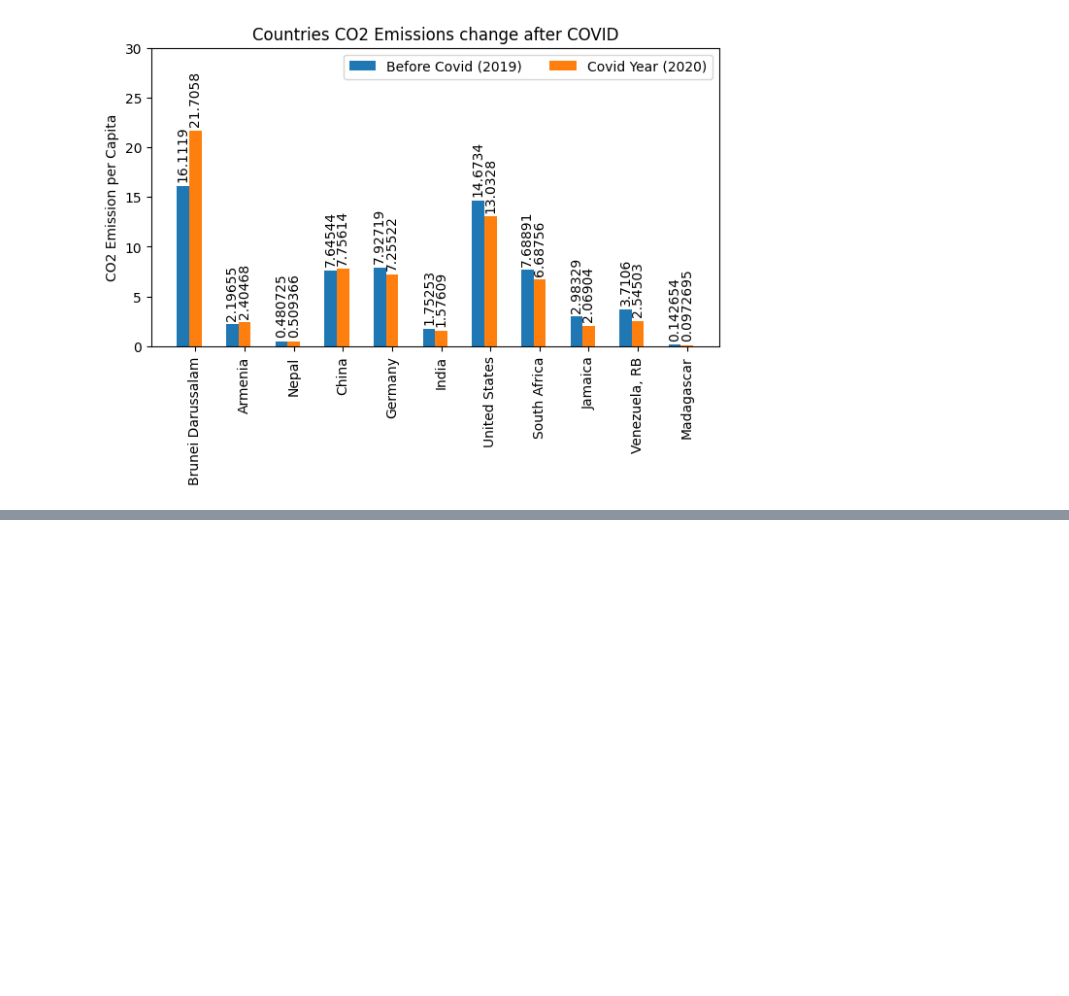
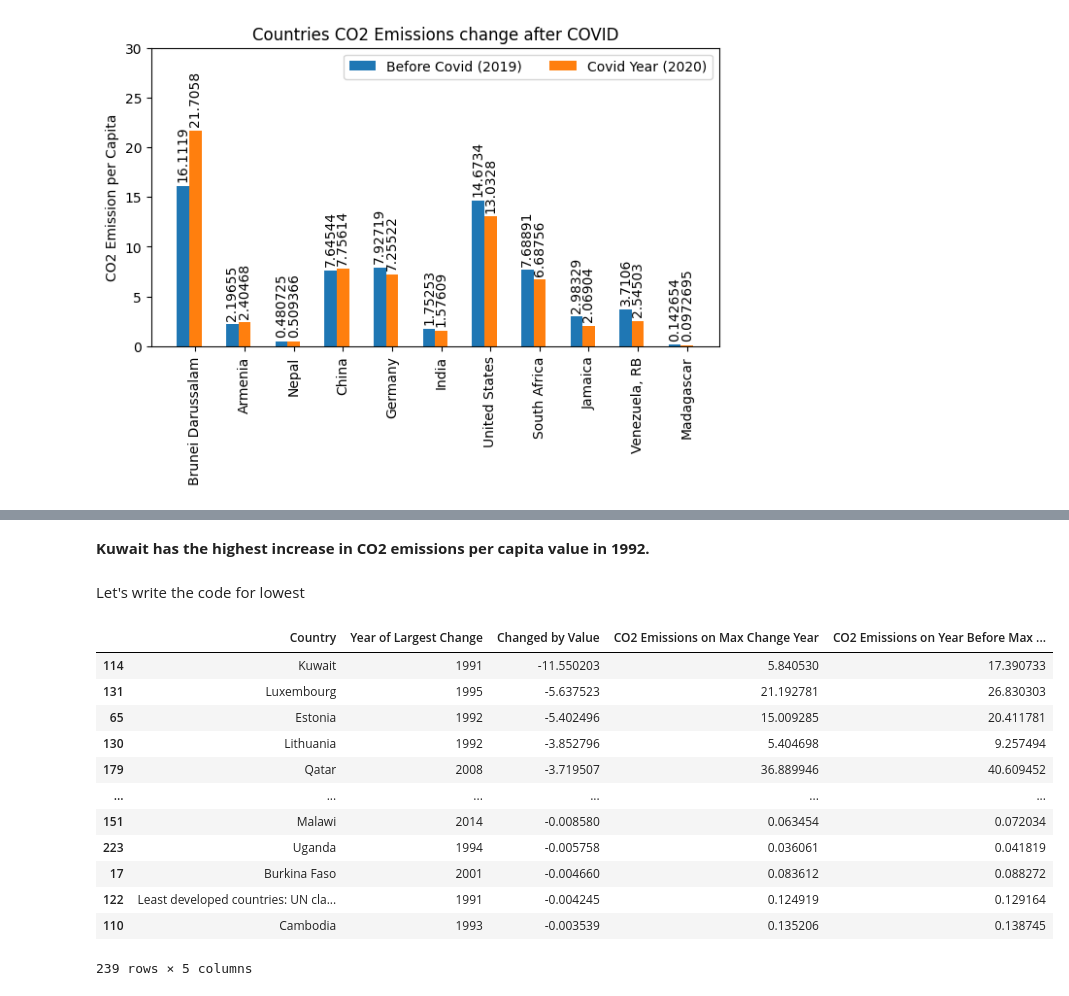
Before and after one commit to BramantyoSB/Project-2-on-Data-Analysis-with-Python, a Jupyter notebook: World CO2 Data.ipynb, the cells around one changed output, grey strips where cells are left out. Saved outputs shown, nothing was run; the diff lists cells and outputs as text; code cells hidden in the pictures; blank space fills up the shorter version.

```diff
--- a/World CO2 Data.ipynb
+++ b/World CO2 Data.ipynb
@@ -542,0 +712,62 @@ plt.show()
+# %% [markdown]
+__Kuwait has the highest increase in CO2 emissions per capita value in 1992.__
+# %% [markdown]
+Let's write the code for lowest
+# %%
+# Extract the columns related to CO2 emissions
+selected_columns = ['Country Name'] + [str(year) for year in range(1990, 2020)]
+
+# Create a new DataFrame with only CO2 columns
+df_selected_decrease = df[selected_columns]
+
+# Calculate the change in emissions for each year
+co2_changes_decrease = df_selected.drop('Country Name', axis=1).diff(axis=1)
+
+# Find the rows where the CO2 emission value for the year before is not 0
+nonzero_changes_mask = (co2_changes_decrease.shift(axis=1, fill_value=0) != 0)
+nonzero_changes = co2_changes_decrease[nonzero_changes_mask]
+
+# Find the minimum change and corresponding year for each country
+min_decrease_year = nonzero_changes.idxmin(axis=1)
+min_decrease_value = nonzero_changes.min(axis=1)
+
+# Create the result DataFrame
+result_df_decrease = pd.DataFrame({
+    'Country': df['Country Name'],
+    'Year of Largest Change': min_decrease_year.values,
+    'Changed by Value': min_decrease_value.values,
+})
+
+# Add CO2 emissions on the 'Year of Largest Change'
+result_df_decrease['CO2 Emissions on Max Change Year'] = df_selected.apply(
+    lambda row: row[min_decrease_year[row.name]], axis=1
+)
+
+
+# Add CO2 emissions for the year before the 'Year of Largest Change'
+result_df_decrease['CO2 Emissions on Year Before Max Change'] = df_selected.apply(
+    lambda row: row[str(int(min_decrease_year[row.name]) - 1)] if min_decrease_year[row.name].isdigit() and int(min_decrease_year[row.name]) > 1990 else None,
+    axis=1
+)
+
+
+# Sort the DataFrame by the 'Changed by Value' column in descending order
+result_df_decrease = result_df_decrease.sort_values(by='Changed by Value', ascending=True)
+
+
+# Display the results
+result_df_decrease
+# %% [output]
+|  | Country | Year of Largest Change | Changed by Value | CO2 Emissions on Max Change Year | CO2 Emissions on Year Before Max ... |
+| 114 | Kuwait | 1991 | -11.550203 | 5.840530 | 17.390733 |
+| 131 | Luxembourg | 1995 | -5.637523 | 21.192781 | 26.830303 |
+| 65 | Estonia | 1992 | -5.402496 | 15.009285 | 20.411781 |
+| 130 | Lithuania | 1992 | -3.852796 | 5.404698 | 9.257494 |
+| 179 | Qatar | 2008 | -3.719507 | 36.889946 | 40.609452 |
+| ... | ... | ... | ... | ... | ... |
+| 151 | Malawi | 2014 | -0.008580 | 0.063454 | 0.072034 |
+| 223 | Uganda | 1994 | -0.005758 | 0.036061 | 0.041819 |
+| 17 | Burkina Faso | 2001 | -0.004660 | 0.083612 | 0.088272 |
+| 122 | Least developed countries: UN cla... | 1991 | -0.004245 | 0.124919 | 0.129164 |
+| 110 | Cambodia | 1993 | -0.003539 | 0.135206 | 0.138745 |
+239 rows × 5 columns
```
Also changed, not shown: parts of 28 cells of this notebook, 1 other file.
